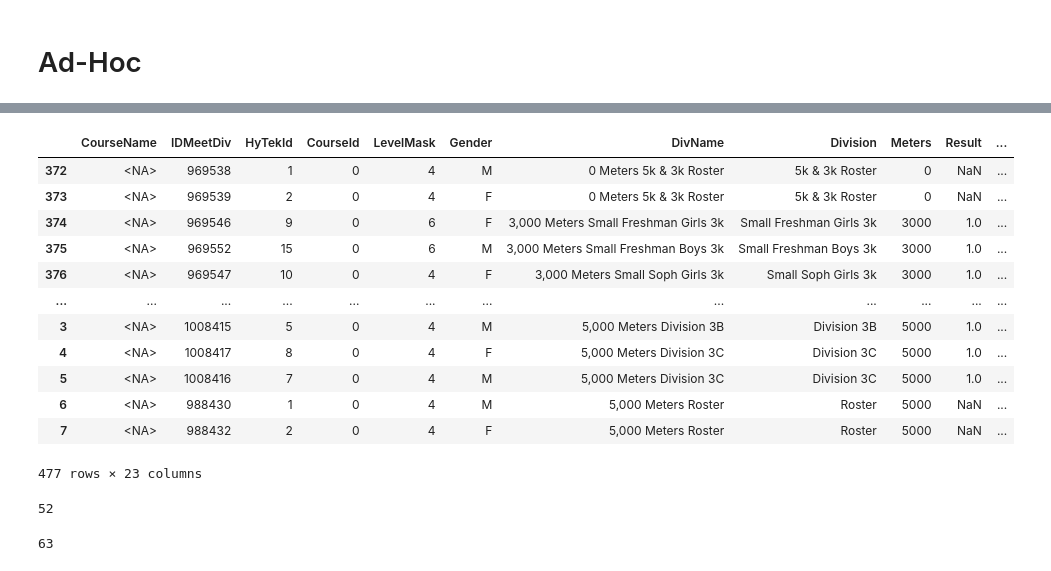
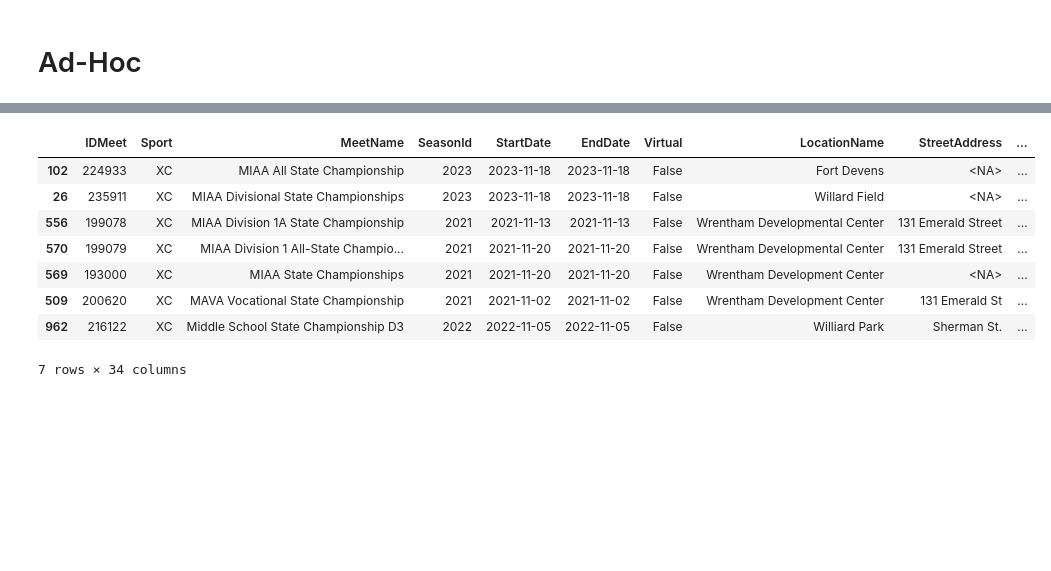
Before and after one commit to syphax/CrounseCode, a Jupyter notebook: running/nb/get-xc-results.ipynb, the cells around one changed output, grey strips where cells are left out. Saved outputs shown, nothing was run; the diff lists cells and outputs as text; code cells hidden in the pictures; blank space fills up the shorter version.

```diff
--- a/running/nb/get-xc-results.ipynb
+++ b/running/nb/get-xc-results.ipynb
@@ -1079,24 +1075,15 @@ a=df_event_details[df_event_details['IDMeet'].isin(sample_set)]
-# %%
-a
-# %% [output]
-|  | CourseName | IDMeetDiv | HyTekId | CourseId | LevelMask | Gender | DivName | Division | Meters | Result | ... |
-| 372 | <NA> | 969538 | 1 | 0 | 4 | M | 0 Meters 5k & 3k Roster | 5k & 3k Roster | 0 | NaN | ... |
-| 373 | <NA> | 969539 | 2 | 0 | 4 | F | 0 Meters 5k & 3k Roster | 5k & 3k Roster | 0 | NaN | ... |
-| 374 | <NA> | 969546 | 9 | 0 | 6 | F | 3,000 Meters Small Freshman Girls 3k | Small Freshman Girls 3k | 3000 | 1.0 | ... |
-| 375 | <NA> | 969552 | 15 | 0 | 6 | M | 3,000 Meters Small Freshman Boys 3k | Small Freshman Boys 3k | 3000 | 1.0 | ... |
-| 376 | <NA> | 969547 | 10 | 0 | 4 | F | 3,000 Meters Small Soph Girls 3k | Small Soph Girls 3k | 3000 | 1.0 | ... |
-| ... | ... | ... | ... | ... | ... | ... | ... | ... | ... | ... | ... |
-| 3 | <NA> | 1008415 | 5 | 0 | 4 | M | 5,000 Meters Division 3B | Division 3B | 5000 | 1.0 | ... |
-| 4 | <NA> | 1008417 | 8 | 0 | 4 | F | 5,000 Meters Division 3C | Division 3C | 5000 | 1.0 | ... |
-| 5 | <NA> | 1008416 | 7 | 0 | 4 | M | 5,000 Meters Division 3C | Division 3C | 5000 | 1.0 | ... |
-| 6 | <NA> | 988430 | 1 | 0 | 4 | M | 5,000 Meters Roster | Roster | 5000 | NaN | ... |
-| 7 | <NA> | 988432 | 2 | 0 | 4 | F | 5,000 Meters Roster | Roster | 5000 | NaN | ... |
-477 rows × 23 columns
-# %%
-a['IDMeet'].nunique()
-# %% [output]
-52
-# %%
-len(sample_set)
-# %% [output]
-63
+# %%
+
+
+#df_events[df_events['MeetName'].str.contains('twilight', case=False)]
+df_events[df_events['MeetName'].str.contains('State Championship', case=False)]
+# %% [output]
+|  | IDMeet | Sport | MeetName | SeasonId | StartDate | EndDate | Virtual | LocationName | StreetAddress | ... |
+| 102 | 224933 | XC | MIAA All State Championship | 2023 | 2023-11-18 | 2023-11-18 | False | Fort Devens | <NA> | ... |
+| 26 | 235911 | XC | MIAA Divisional State Championships | 2023 | 2023-11-18 | 2023-11-18 | False | Willard Field | <NA> | ... |
+| 556 | 199078 | XC | MIAA Division 1A State Championship | 2021 | 2021-11-13 | 2021-11-13 | False | Wrentham Developmental Center | 131 Emerald Street | ... |
+| 570 | 199079 | XC | MIAA Division 1 All-State Champio... | 2021 | 2021-11-20 | 2021-11-20 | False | Wrentham Developmental Center | 131 Emerald Street | ... |
+| 569 | 193000 | XC | MIAA State Championships | 2021 | 2021-11-20 | 2021-11-20 | False | Wrentham Development Center | <NA> | ... |
+| 509 | 200620 | XC | MAVA Vocational State Championship | 2021 | 2021-11-02 | 2021-11-02 | False | Wrentham Development Center | 131 Emerald St | ... |
+| 962 | 216122 | XC | Middle School State Championship D3 | 2022 | 2022-11-05 | 2022-11-05 | False | Williard Park | Sherman St. | ... |
+7 rows × 34 columns
```
Also changed, not shown: parts of 8 cells of this notebook, 2 other files.
